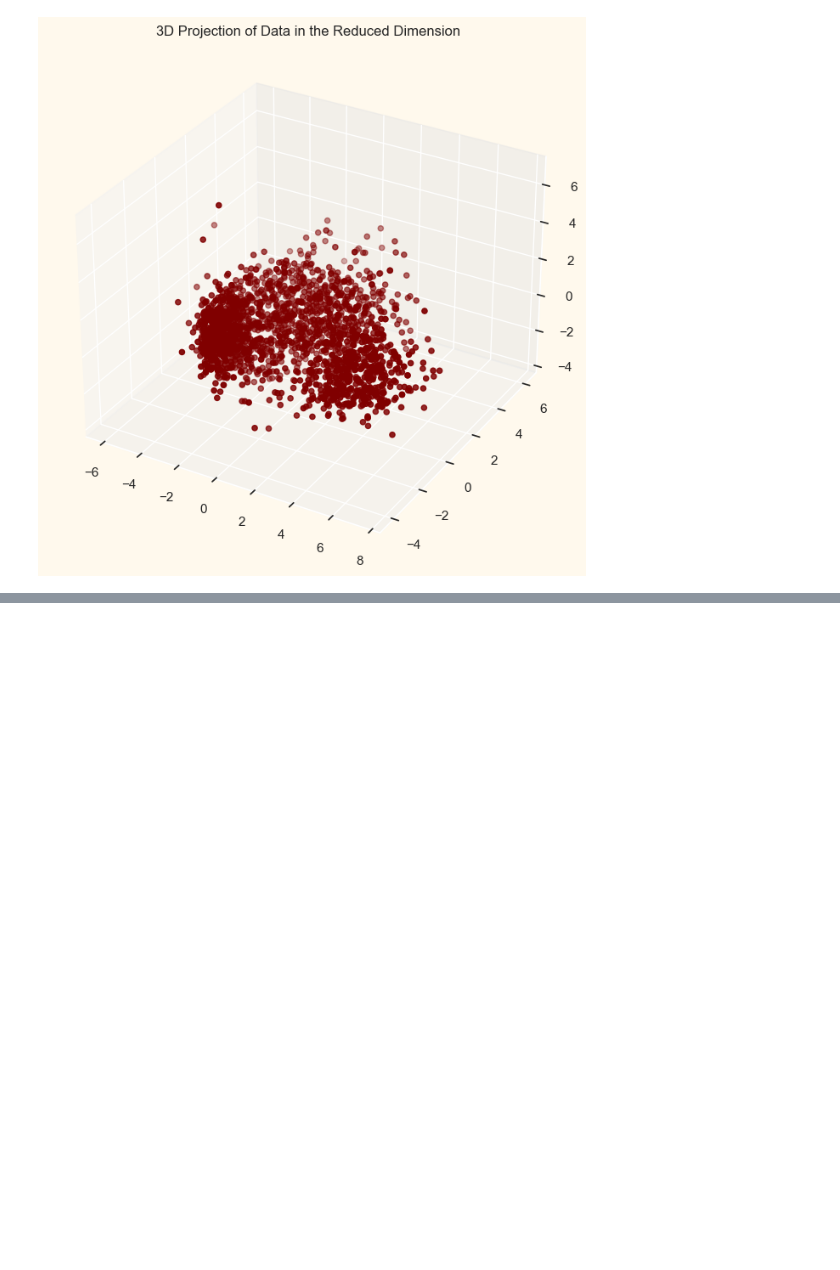
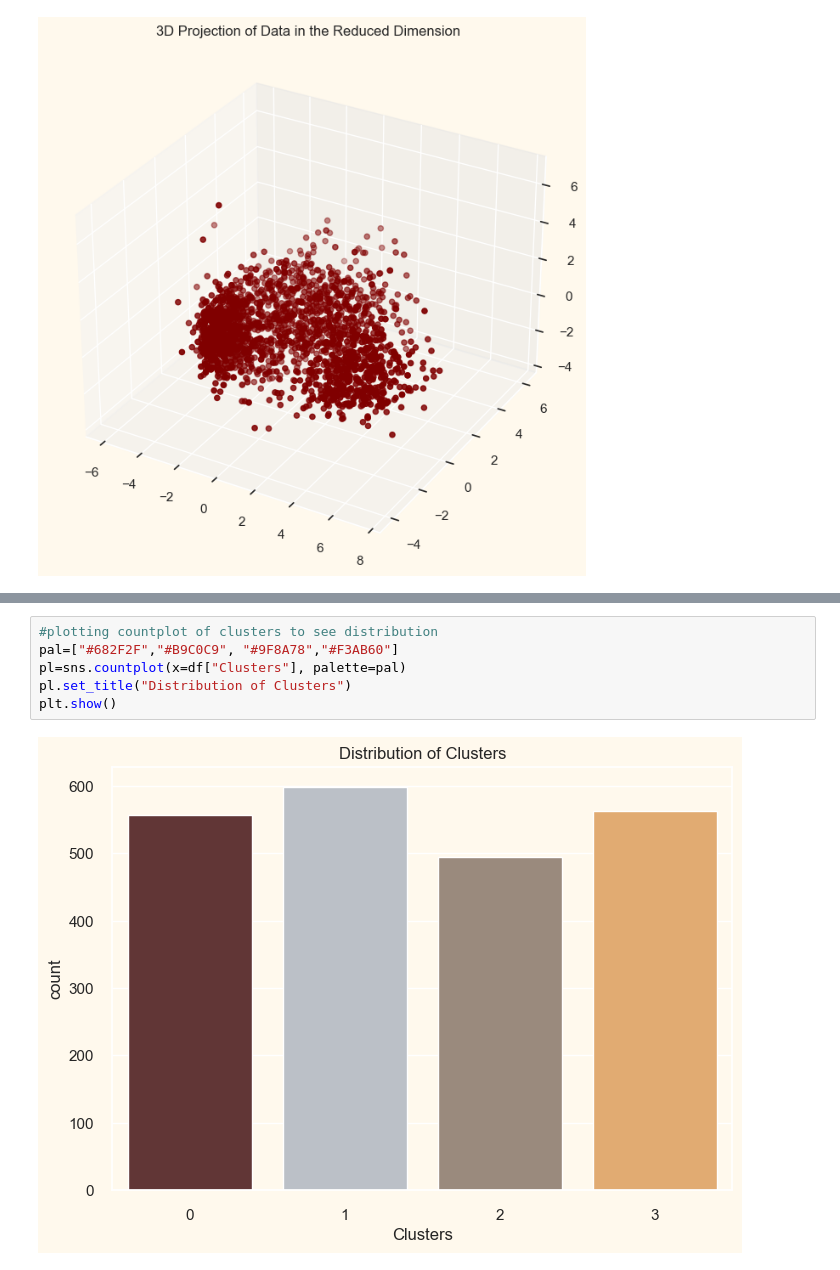
Before and after one commit to nitya-balaji/customer-segmentation, a Jupyter notebook: customer_segmentation_clustering.ipynb, the cells around one changed output, grey strips where cells are left out. Cells and saved outputs as stored; diff of their text form; blank space fills up the shorter version.

```diff
--- a/customer_segmentation_clustering.ipynb
+++ b/customer_segmentation_clustering.ipynb
@@ -267,0 +295,8 @@ plt.show()
+# %%
+#plotting countplot of clusters to see distribution
+pal=["#682F2F","#B9C0C9", "#9F8A78","#F3AB60"]
+pl=sns.countplot(x=df["Clusters"], palette=pal)
+pl.set_title("Distribution of Clusters")
+plt.show()
+# %% [output]
+[figure, added]
```
Also changed, not shown: parts of 7 cells of this notebook.
